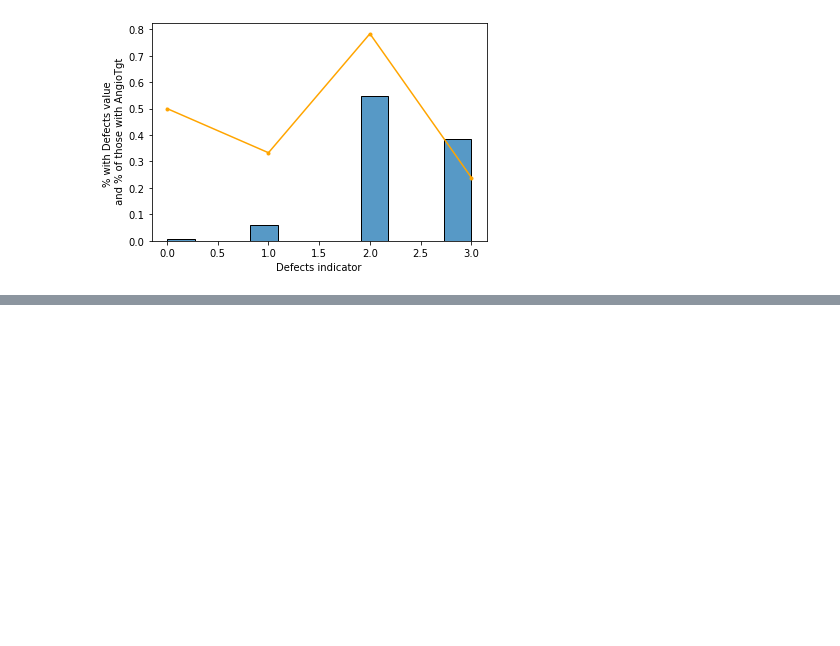
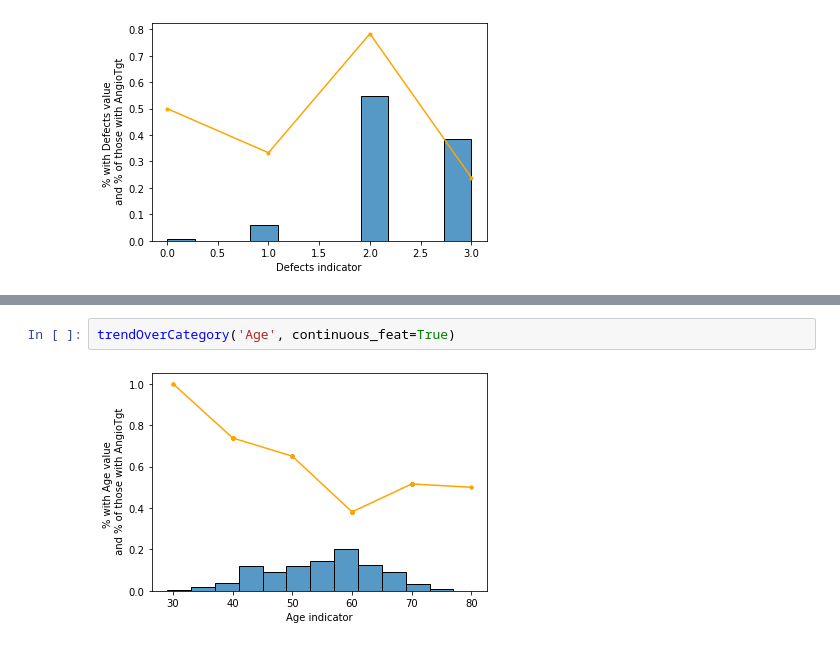
Before and after one commit to BradDoty/KaggleHeartDiseaseUCI, a Jupyter notebook: Notebooks/Capstone 2 -- Exploratory Data Analysis.ipynb, the cells around one changed output, grey strips where cells are left out. Drawn from its saved outputs; the diff is of its cells as text; blank space fills up the shorter version.

```diff
--- a/Notebooks/Capstone 2 -- Exploratory Data Analysis.ipynb
+++ b/Notebooks/Capstone 2 -- Exploratory Data Analysis.ipynb
@@ -151,3 +155,7 @@ trendOverCategory('Defects')
+# %%
+trendOverCategory('Age', continuous_feat=True)
+# %% [output]
+[figure, added]
 # %% [markdown]
 # 3. Candidate Features
 
```
Also changed, not shown: parts of 3 cells of this notebook, 1 other file.
